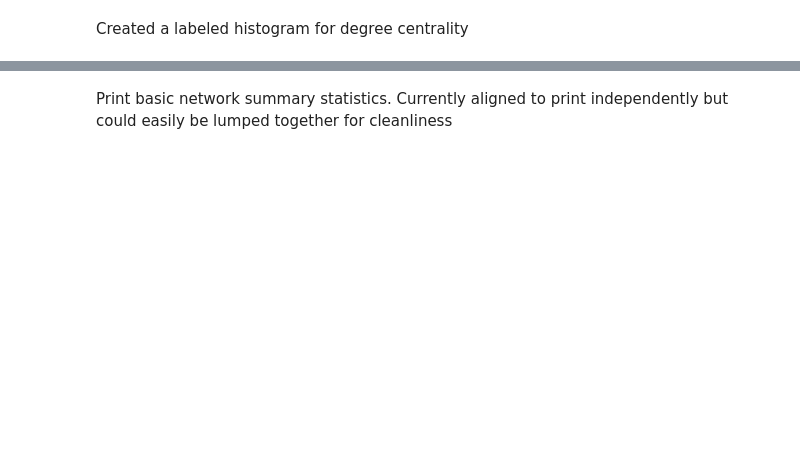
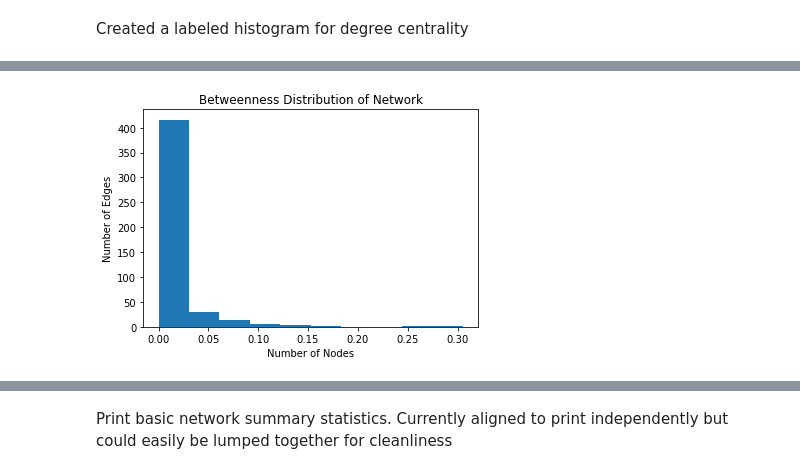
Before and after one commit to clarkpetri/SocialInfluenceModel, a Jupyter notebook: Network Template.ipynb, the cells around one changed output, grey strips where cells are left out. Cells and saved outputs as stored; diff of their text form; code cells hidden in the pictures; blank space fills up the shorter version.

```diff
--- a/Network Template.ipynb
+++ b/Network Template.ipynb
@@ -28,10 +51,12 @@ plt.show()
 # %%
 plt.xlabel('Number of Nodes')
 plt.ylabel('Number of Edges')
 plt.title('Betweenness Distribution of Network')
-plt.hist(nx.centrality.betweenness_centrality(G).values())
+plt.hist(nx.centrality.betweenness_centrality(E).values())
 
 plt.show()
+# %% [output]
+[figure, added]
 # %%
 plt.xlabel('Number of Nodes')
 plt.ylabel('Number of Edges')
```
Also changed, not shown: parts of 9 cells of this notebook.
